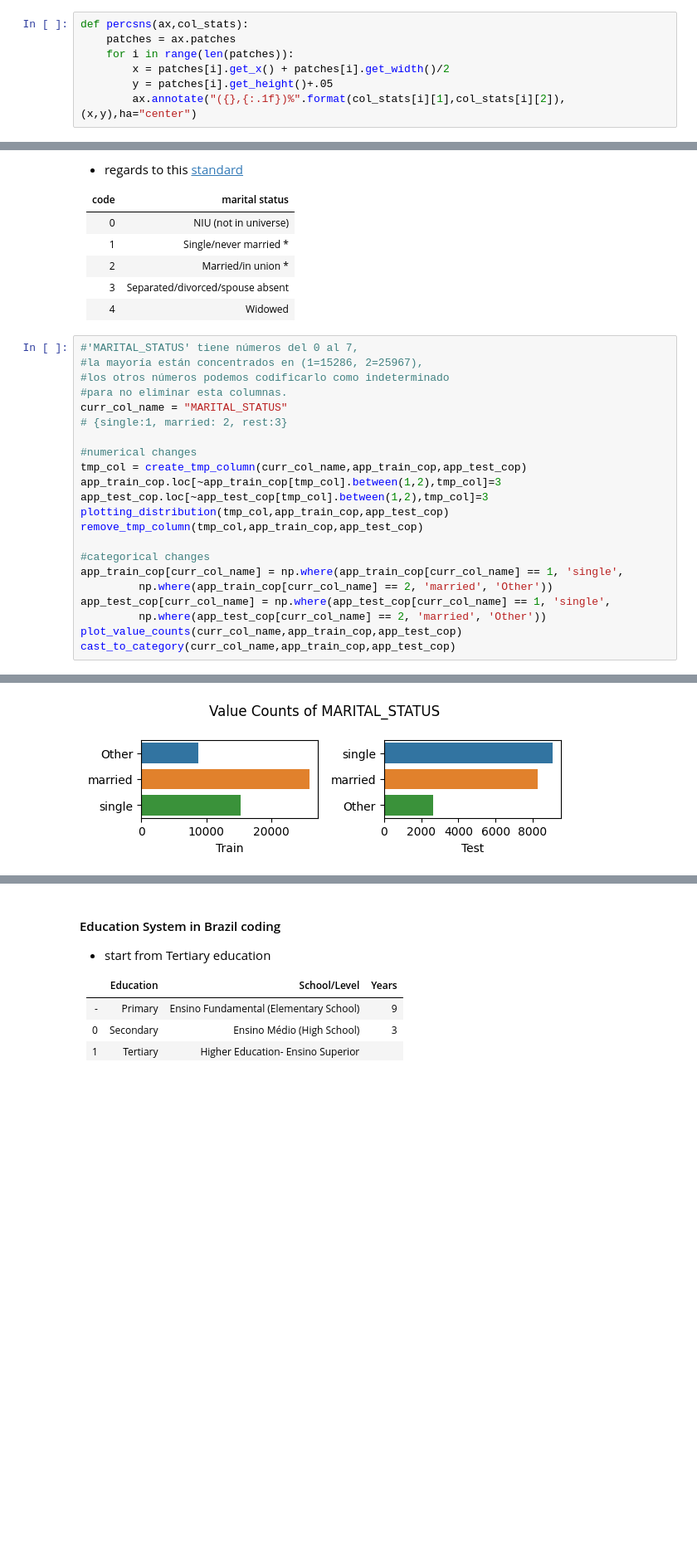
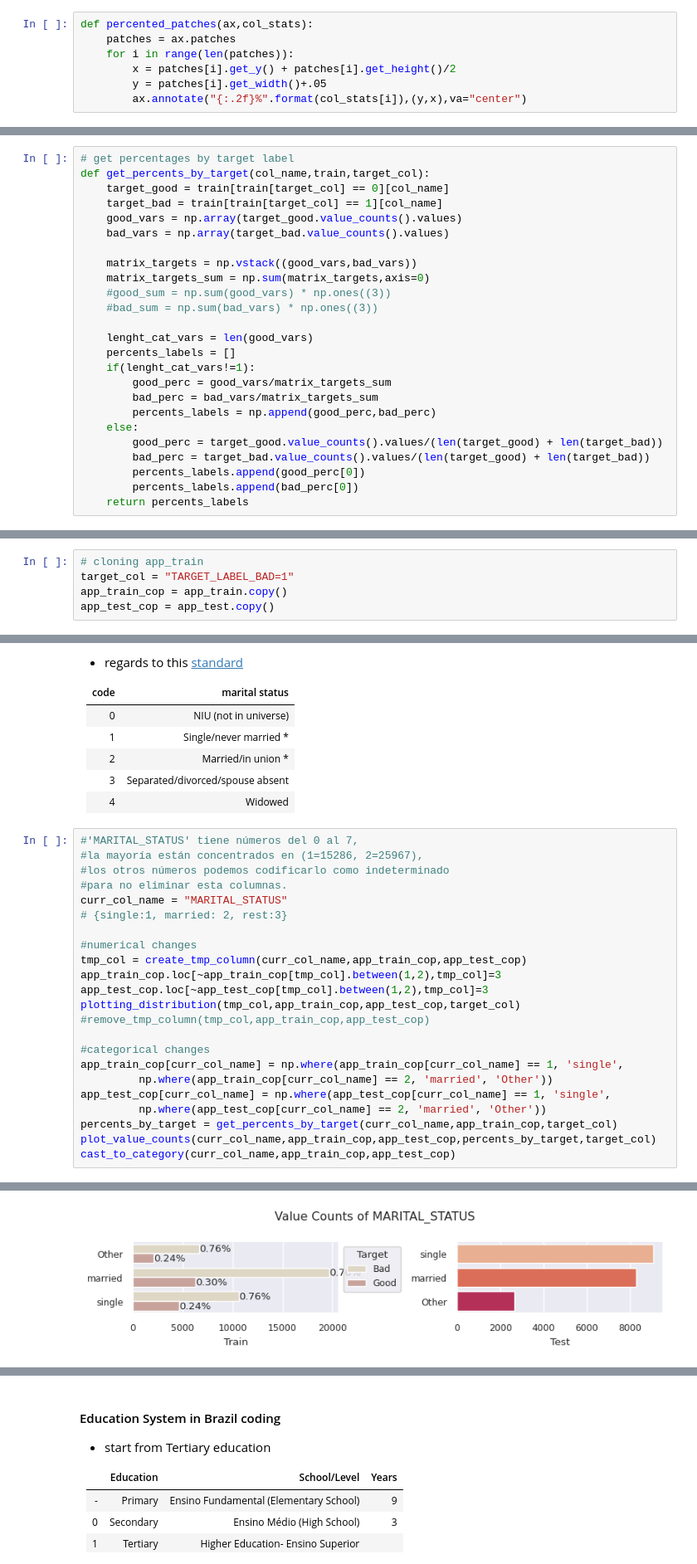
Before and after one commit to tutecode/credit-risk-analysis, a Jupyter notebook: notebook_principal.ipynb, the cells around one changed output, grey strips where cells are left out. Shown at 83% size. Drawn from its saved outputs; the diff is of its cells as text; blank space fills up the shorter version.

```diff
--- a/notebook_principal.ipynb
+++ b/notebook_principal.ipynb
@@ -170,11 +168,11 @@ def compute_stats_count(field):
     return list(zip(index,count,perc))
 # %%
-def percsns(ax,col_stats):
+def percented_patches(ax,col_stats):
     patches = ax.patches
     for i in range(len(patches)):
-        x = patches[i].get_x() + patches[i].get_width()/2
-        y = patches[i].get_height()+.05
-        ax.annotate("({},{:.1f})%".format(col_stats[i][1],col_stats[i][2]),(x,y),ha="center")
+        x = patches[i].get_y() + patches[i].get_height()/2
+        y = patches[i].get_width()+.05
+        ax.annotate("{:.2f}%".format(col_stats[i]),(y,x),va="center")
 # %%
 #col_target
 target_colname = "TARGET_LABEL_BAD=1"
@@ -573,0 +479,25 @@ datatype test of POSTAL_ADDRESS_TYPE: category
+# %%
+# get percentages by target label
+def get_percents_by_target(col_name,train,target_col):
+    target_good = train[train[target_col] == 0][col_name]
+    target_bad = train[train[target_col] == 1][col_name]
+    good_vars = np.array(target_good.value_counts().values)
+    bad_vars = np.array(target_bad.value_counts().values)
+
+    matrix_targets = np.vstack((good_vars,bad_vars))
+    matrix_targets_sum = np.sum(matrix_targets,axis=0)
+    #good_sum = np.sum(good_vars) * np.ones((3))
+    #bad_sum = np.sum(bad_vars) * np.ones((3))
+
+    lenght_cat_vars = len(good_vars)
+    percents_labels = []
+    if(lenght_cat_vars!=1):
+        good_perc = good_vars/matrix_targets_sum
+        bad_perc = bad_vars/matrix_targets_sum
+        percents_labels = np.append(good_perc,bad_perc)
+    else:
+        good_perc = target_good.value_counts().values/(len(target_good) + len(target_bad))
+        bad_perc = target_bad.value_counts().values/(len(target_good) + len(target_bad))
+        percents_labels.append(good_perc[0])
+        percents_labels.append(bad_perc[0])
+    return percents_labels
@@ -573,0 +506,5 @@ datatype test of POSTAL_ADDRESS_TYPE: category
+# %%
+# cloning app_train
+target_col = "TARGET_LABEL_BAD=1"
+app_train_cop = app_train.copy()
+app_test_cop = app_test.copy()
@@ -615,14 +635,15 @@ curr_col_name = "MARITAL_STATUS"
 tmp_col = create_tmp_column(curr_col_name,app_train_cop,app_test_cop)
 app_train_cop.loc[~app_train_cop[tmp_col].between(1,2),tmp_col]=3
 app_test_cop.loc[~app_test_cop[tmp_col].between(1,2),tmp_col]=3
-plotting_distribution(tmp_col,app_train_cop,app_test_cop)
-remove_tmp_column(tmp_col,app_train_cop,app_test_cop)
+plotting_distribution(tmp_col,app_train_cop,app_test_cop,target_col)
+#remove_tmp_column(tmp_col,app_train_cop,app_test_cop)
 
 #categorical changes
 app_train_cop[curr_col_name] = np.where(app_train_cop[curr_col_name] == 1, 'single',
          np.where(app_train_cop[curr_col_name] == 2, 'married', 'Other'))
 app_test_cop[curr_col_name] = np.where(app_test_cop[curr_col_name] == 1, 'single',
          np.where(app_test_cop[curr_col_name] == 2, 'married', 'Other'))
-plot_value_counts(curr_col_name,app_train_cop,app_test_cop)
+percents_by_target = get_percents_by_target(curr_col_name,app_train_cop,target_col)
+plot_value_counts(curr_col_name,app_train_cop,app_test_cop,percents_by_target,target_col)
 cast_to_category(curr_col_name,app_train_cop,app_test_cop)
 # %% [output]
@@ -630,4 +651,4 @@ cast_to_category(curr_col_name,app_train_cop,app_test_cop)
-[figure, old version]
+[figure, new version]
 datatype train of MARITAL_STATUS: category
 datatype test of MARITAL_STATUS: category
 # %%
```
Also changed, not shown: parts of 88 cells of this notebook.
